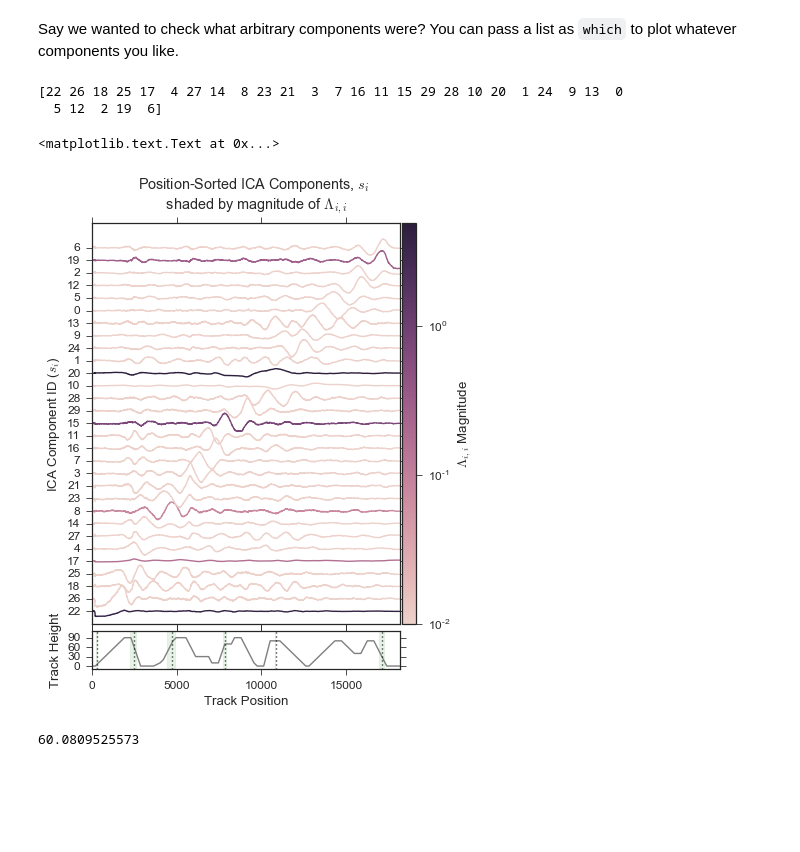
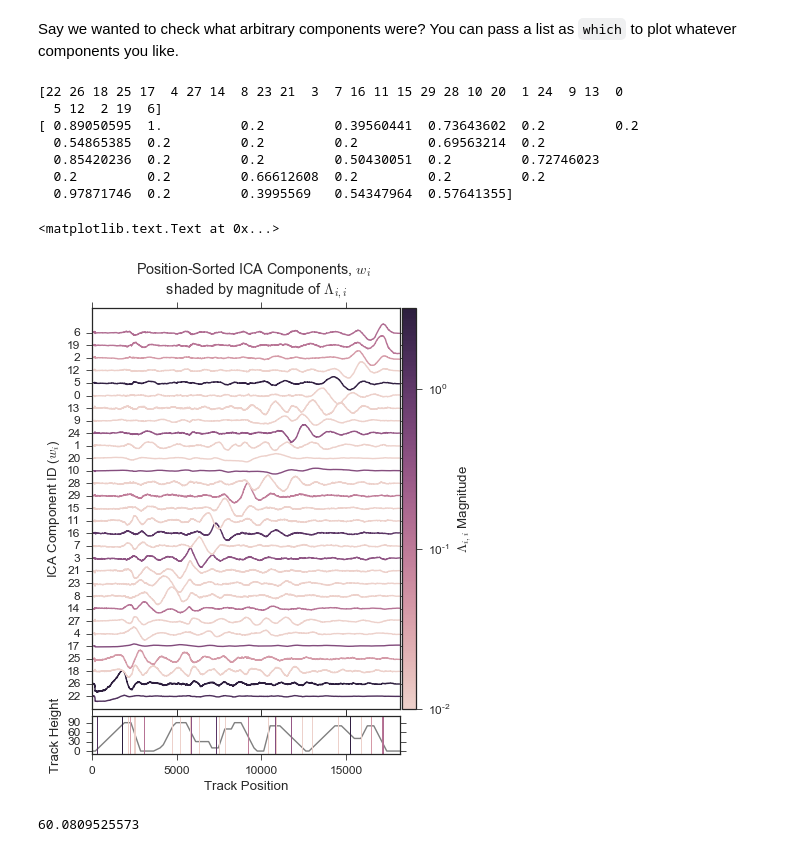
Before and after one commit to DesignInformaticsLab/EcoRacer2016, a Jupyter notebook: Player2/Player2_Example.ipynb, the cells around one changed output. Drawn from its saved outputs; the diff is of its cells as text; code cells hidden in the pictures; blank space fills up the shorter version.

```diff
--- a/Player2/Player2_Example.ipynb
+++ b/Player2/Player2_Example.ipynb
@@ -78,7 +78,7 @@ p1_score=pre.full_tab["rem_nrg"].values[masks[0]]
 # %% [markdown]
 Now we can load the sigma that has been previously solved for (using SLSQP, initialized on the range [0,2] with steps of 0.1. Note that there are only two components that seem to have any bearing on how closely the Bayesian Regressor matches the human's strategy.
 # %%
-file_address = 'p2_bfgs_sigma_alpha8.286TRUNCATED.json'
+file_address = 'p2_bfgs_sigma_alpha10.0.json'
 
 with open(file_address, 'r') as f:
     # pickle.dump([obj_set, sigma_set], f)
@@ -233,13 +233,20 @@ f = plt.figure(figsize = (6,8))
 
 ax2 = plt.subplot2grid((20,20), (18,0), colspan=19, rowspan=2)
 ax2.plot(np.linspace(0,18160,num=96), data, color='gray')
+
+transparency = np.log10(ordered_sig)
+transparency = MinMaxScaler(feature_range=(0.2,1.)).fit_transform(transparency)
+print transparency
+
 for n,i in enumerate(max_pos[order]):
-    if ordered_sig[n]>0.01:
-        ax2.axvline(i, color='k', ls=':')
-#         width=4000/(20*np.log10(ordered_sig[n])-20*np.log10(ordered_sig.min()))
-        width=181.6*np.exp(-np.log10(ordered_sig[n])-np.log10(ordered_sig.max()))
-#         print width
-        ax2.axvspan(i-width, i+width, alpha=.1, color='g')
+    ax2.axvline(i, ls='-', lw=1.,
+               color=s_m.to_rgba(ordered_sig[which[n]]))
+#     if ordered_sig[n]>0.01:
+#         ax2.axvline(i, color='k', ls=':')
+# #         width=4000/(20*np.log10(ordered_sig[n])-20*np.log10(ordered_sig.min()))
+#         width=181.6*np.exp(-np.log10(ordered_sig[n])-np.log10(ordered_sig.max()))
+# #         print width
+#         ax2.axvspan(i-width, i+width, alpha=.1, color='g')
 ax2.set_xlim(0,18160)
 ax2.set_yticks([0,30,60,90])
 ax2.set_ylim(-10,110)
@@ -248,36 +255,41 @@ ax2.set_ylabel('Track Height')
 
 
 ax1 = plt.subplot2grid((20,20), (0,0), colspan=19, rowspan=18, sharex=ax2)
 # plt.subplot(211)
 for n,i in enumerate(which):
 #     plt.subplot(len(which),1,n+1, sharex=ax1)
 
     ax1.plot(range(18160),comp_sort[i] + n*0.00015, color=s_m.to_rgba(ordered_sig[i]))
 #     if ordered_sig[i]>0.017:
 #         plt.plot(range(18160),comp_sort[i] + n*0.0001, 'r')
 #     else:
 #         plt.plot(range(18160),comp_sort[i] + n*0.0001, 'k')
 
     ax1.set_yticks([0.00015*(i) for i in np.arange(30)])
     ax1.set_yticklabels([str(i) for i in np.arange(30)[order]])
 ax1.set_xlim(0,18160)
 ax1.set_ylim(-0.00015, 31*0.00015)
 plt.setp(ax1.get_xticklabels(), visible=False)
-ax1.set_ylabel('ICA Component ID ($s_i$)')
+ax1.set_ylabel('ICA Component ID ($w_i$)')
 
 plt.subplots_adjust(hspace=0.5, right=.875)
 ax3 = plt.subplot2grid((20,20), (0,19), rowspan=18)
 plt.colorbar(s_m, ax3)
 ax3.set_ylabel('$\Lambda_{i,i}$ Magnitude')
 
-f.suptitle('Position-Sorted ICA Components, $s_i$ \n shaded by magnitude of $\Lambda_{i,i}$')
+f.suptitle('Position-Sorted ICA Components, $w_i$ \n shaded by magnitude of $\Lambda_{i,i}$')
 
 # plt.tight_layout()
 # %% [output]
 [22 26 18 25 17  4 27 14  8 23 21  3  7 16 11 15 29 28 10 20  1 24  9 13  0
   5 12  2 19  6]
+[ 0.89050595  1.          0.2         0.39560441  0.73643602  0.2         0.2
+  0.54865385  0.2         0.2         0.2         0.69563214  0.2
+  0.85420236  0.2         0.2         0.50430051  0.2         0.72746023
+  0.2         0.2         0.66612608  0.2         0.2         0.2
+  0.97871746  0.2         0.3995569   0.54347964  0.57641355]
 <matplotlib.text.Text at 0x...>
-[figure, old version]
+[figure, new version]
 # %%
 file_address = 'p2_bfgs_sigma_alpha8.286TRUNCATED.json'
 with open(file_address, 'r') as f:
```
Also changed, not shown: parts of 3 cells of this notebook, 33 other files.
